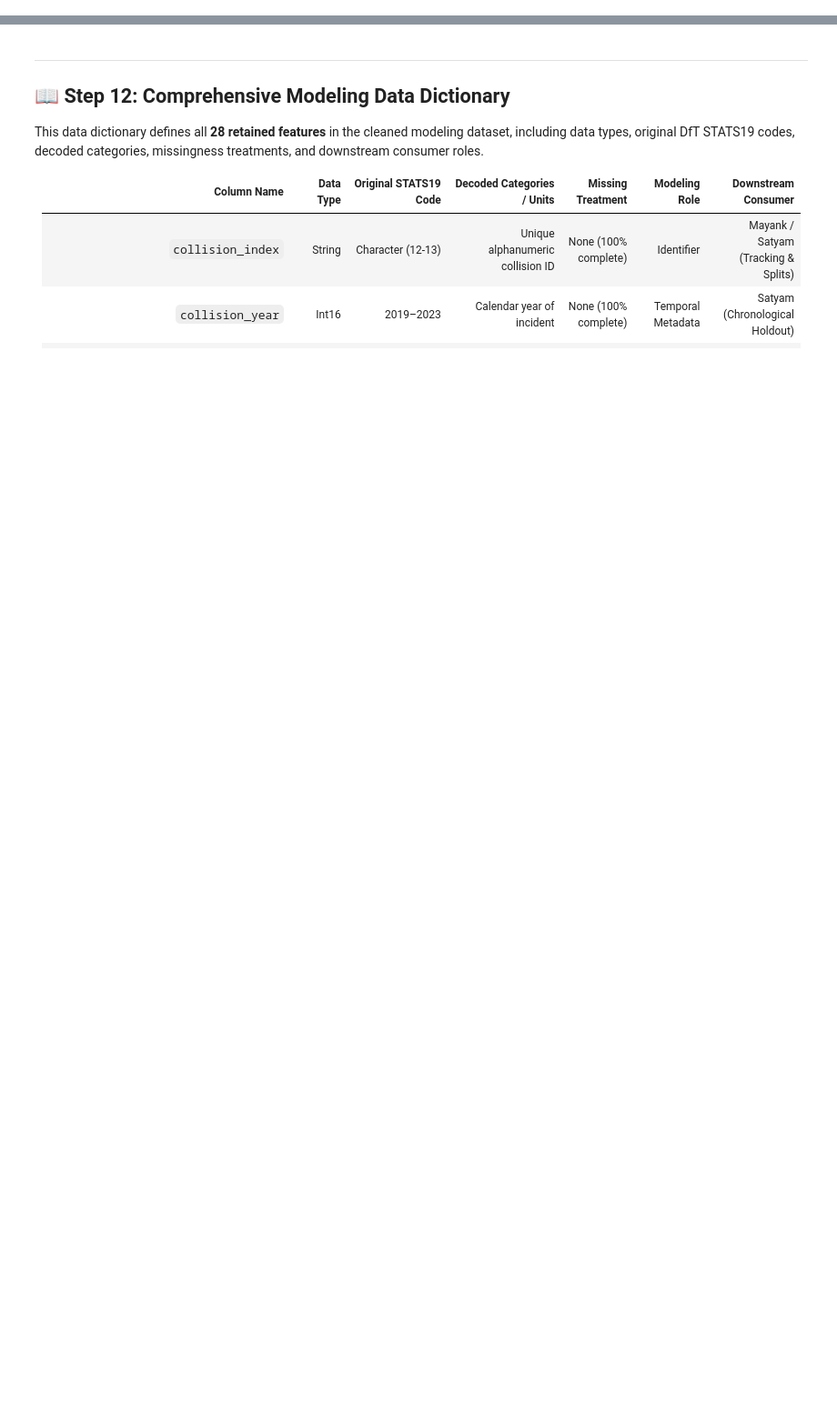
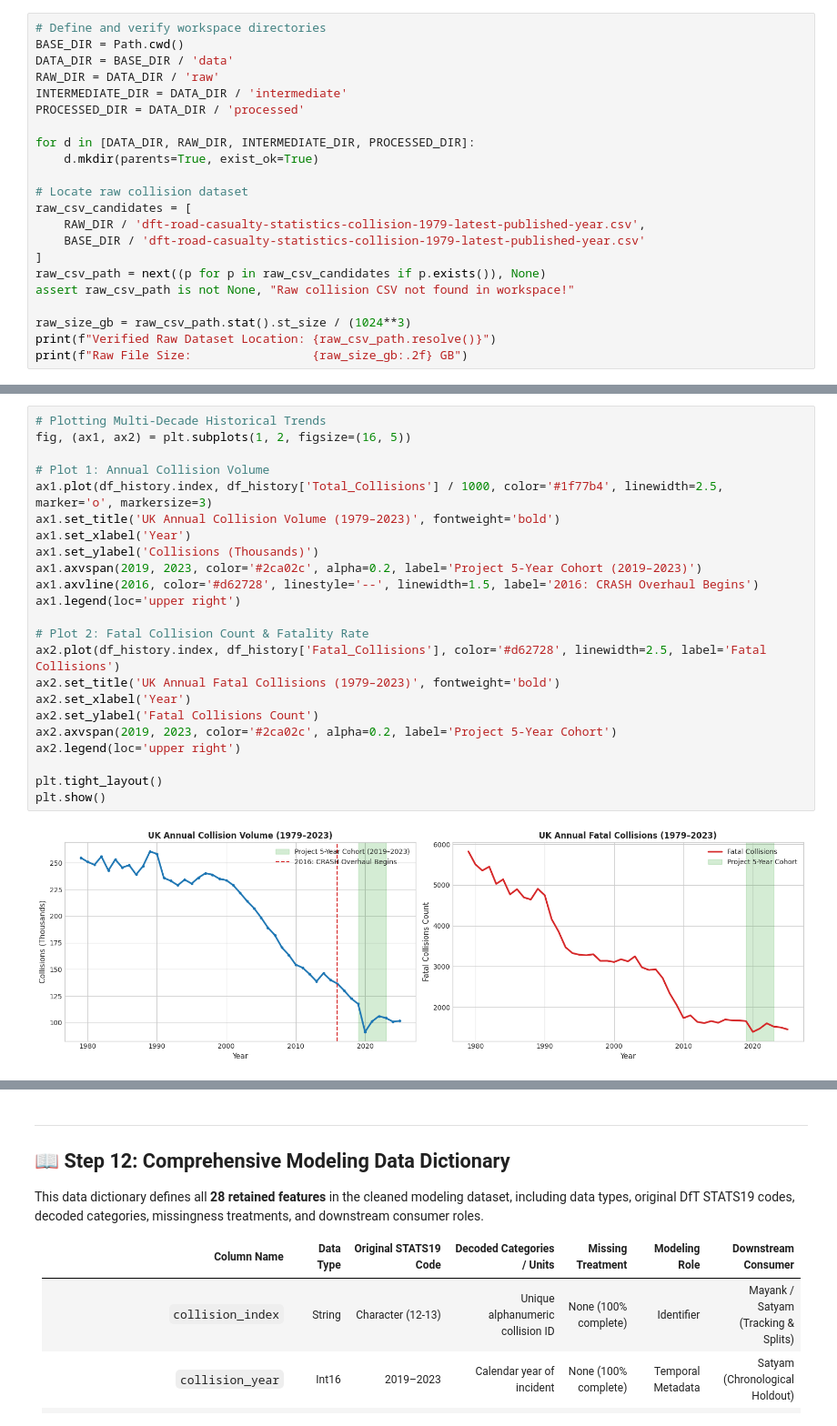
Before and after one commit to Kratos7heSpartanRage/Road-Accident-Severity-Prediction, a Jupyter notebook: 01_data_collection_validation_and_cleaning.ipynb, the cells around one changed output, grey strips where cells are left out. Shown at 91% size. Cells and saved outputs as stored; diff of their text form; blank space fills up the shorter version.

Commit message:
updated cleaned and preprocessed dataset

```diff
--- a/01_data_collection_validation_and_cleaning.ipynb
+++ b/01_data_collection_validation_and_cleaning.ipynb
@@ -878,0 +71,22 @@ Workspace cleanup verified: data/intermediate/ is clean and empty.
+# %%
+# Define and verify workspace directories
+BASE_DIR = Path.cwd()
+DATA_DIR = BASE_DIR / 'data'
+RAW_DIR = DATA_DIR / 'raw'
+INTERMEDIATE_DIR = DATA_DIR / 'intermediate'
+PROCESSED_DIR = DATA_DIR / 'processed'
+
+for d in [DATA_DIR, RAW_DIR, INTERMEDIATE_DIR, PROCESSED_DIR]:
+    d.mkdir(parents=True, exist_ok=True)
+
+# Locate raw collision dataset
+raw_csv_candidates = [
+    RAW_DIR / 'dft-road-casualty-statistics-collision-1979-latest-published-year.csv',
+    BASE_DIR / 'dft-road-casualty-statistics-collision-1979-latest-published-year.csv'
+]
+raw_csv_path = next((p for p in raw_csv_candidates if p.exists()), None)
+assert raw_csv_path is not None, "Raw collision CSV not found in workspace!"
+
+raw_size_gb = raw_csv_path.stat().st_size / (1024**3)
+print(f"Verified Raw Dataset Location: {raw_csv_path.resolve()}")
+print(f"Raw File Size:                 {raw_size_gb:.2f} GB")
@@ -878,0 +146,25 @@ Workspace cleanup verified: data/intermediate/ is clean and empty.
+# %%
+# Plotting Multi-Decade Historical Trends
+fig, (ax1, ax2) = plt.subplots(1, 2, figsize=(16, 5))
+
+# Plot 1: Annual Collision Volume
+ax1.plot(df_history.index, df_history['Total_Collisions'] / 1000, color='#1f77b4', linewidth=2.5, marker='o', markersize=3)
+ax1.set_title('UK Annual Collision Volume (1979–2023)', fontweight='bold')
+ax1.set_xlabel('Year')
+ax1.set_ylabel('Collisions (Thousands)')
+ax1.axvspan(2019, 2023, color='#2ca02c', alpha=0.2, label='Project 5-Year Cohort (2019–2023)')
+ax1.axvline(2016, color='#d62728', linestyle='--', linewidth=1.5, label='2016: CRASH Overhaul Begins')
+ax1.legend(loc='upper right')
+
+# Plot 2: Fatal Collision Count & Fatality Rate
+ax2.plot(df_history.index, df_history['Fatal_Collisions'], color='#d62728', linewidth=2.5, label='Fatal Collisions')
+ax2.set_title('UK Annual Fatal Collisions (1979–2023)', fontweight='bold')
+ax2.set_xlabel('Year')
+ax2.set_ylabel('Fatal Collisions Count')
+ax2.axvspan(2019, 2023, color='#2ca02c', alpha=0.2, label='Project 5-Year Cohort')
+ax2.legend(loc='upper right')
+
+plt.tight_layout()
+plt.show()
+# %% [output]
+[figure, added]
```
Also changed, not shown: parts of 94 cells of this notebook, 1 other file.
